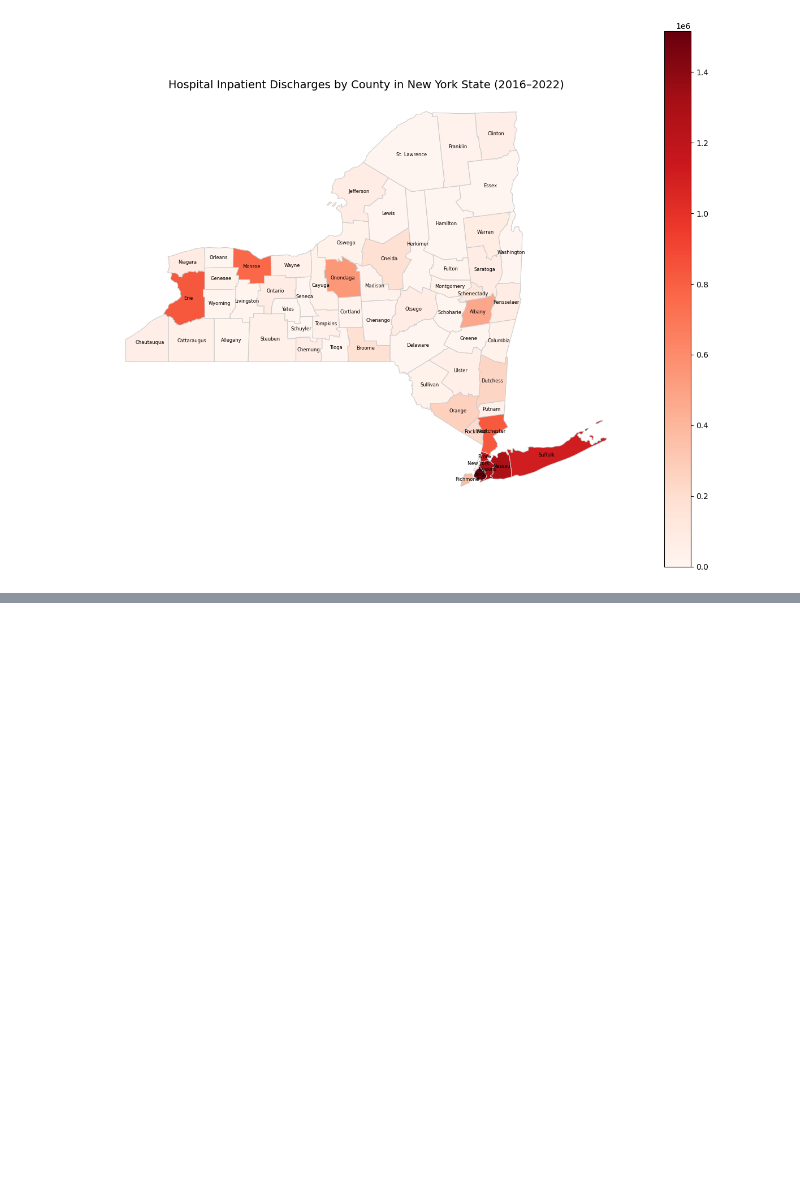
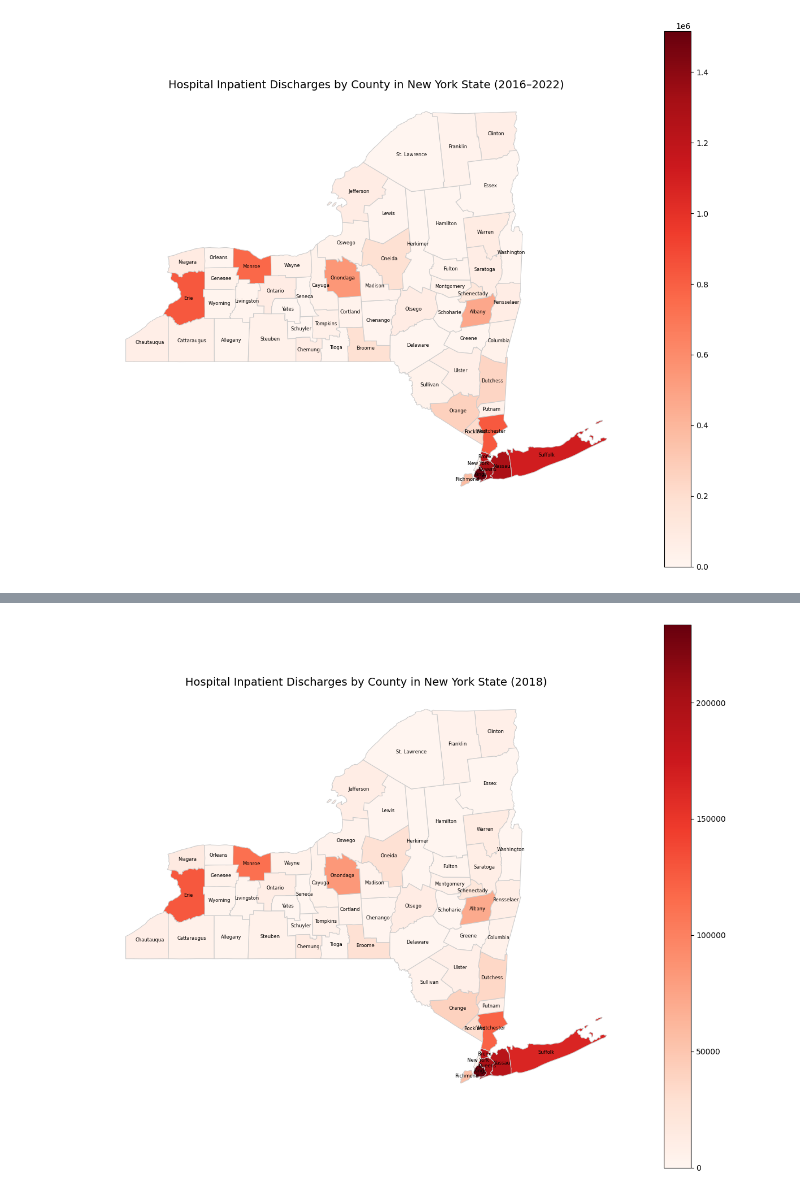
Before and after one commit to Diwakarmogarala/Capstone, a Jupyter notebook: Phase_1.ipynb, the cells around one changed output, grey strips where cells are left out. Drawn from its saved outputs; the diff is of its cells as text; code cells hidden in the pictures; blank space fills up the shorter version.

```diff
--- a/Phase_1.ipynb
+++ b/Phase_1.ipynb
@@ -1202,0 +1267,52 @@ See the caveats in the documentation: https://pandas.pydata.org/pandas-docs/stab
+# %%
+import geopandas as gpd
+import pandas as pd
+import matplotlib.pyplot as plt
+from matplotlib.colors import Normalize
+
+# Step 1: Load shapefile
+gdf = gpd.read_file("cb_2022_us_county_5m.shp")
+
+# Step 2: Filter New York State (FIPS = 36)
+ny_gdf = gdf[gdf['STATEFP'] == '36'].copy()
+## Overall
+county_case_counts  = df[df["Year"]==2018]["Hospital County"].value_counts().reset_index()
+county_case_counts.columns = ["NAME", "cases"]
+
+# Step 4: Merge and fill missing values
+ny_gdf = ny_gdf.merge(county_case_counts, on='NAME', how='left')
+ny_gdf['cases'] = ny_gdf['cases'].fillna(0)
+
+# Step 5: Plot map
+fig, ax = plt.subplots(figsize=(12, 10))
+normalize = Normalize(vmin=ny_gdf['cases'].min(), vmax=ny_gdf['cases'].max())
+
+ny_gdf.plot(
+    column='cases',
+    cmap='Reds',
+    linewidth=0.8,
+    ax=ax,
+    edgecolor='0.8',
+    legend=True,
+    norm=normalize
+)
+
+# Step 6: Add labels for all counties
+for idx, row in ny_gdf.iterrows():
+    plt.text(
+        row.geometry.centroid.x,
+        row.geometry.centroid.y,
+        row['NAME'],
+        fontsize=6,
+        ha='center',
+        va='center',
+        color='black'
+    )
+
+# Step 7: Final adjustments
+ax.set_title("Hospital Inpatient Discharges by County in New York State (2018)", fontsize=14)
+ax.axis('off')
+plt.tight_layout()
+plt.show()
+# %% [output]
+[figure, added]
```
Also changed, not shown: parts of 14 cells of this notebook.
